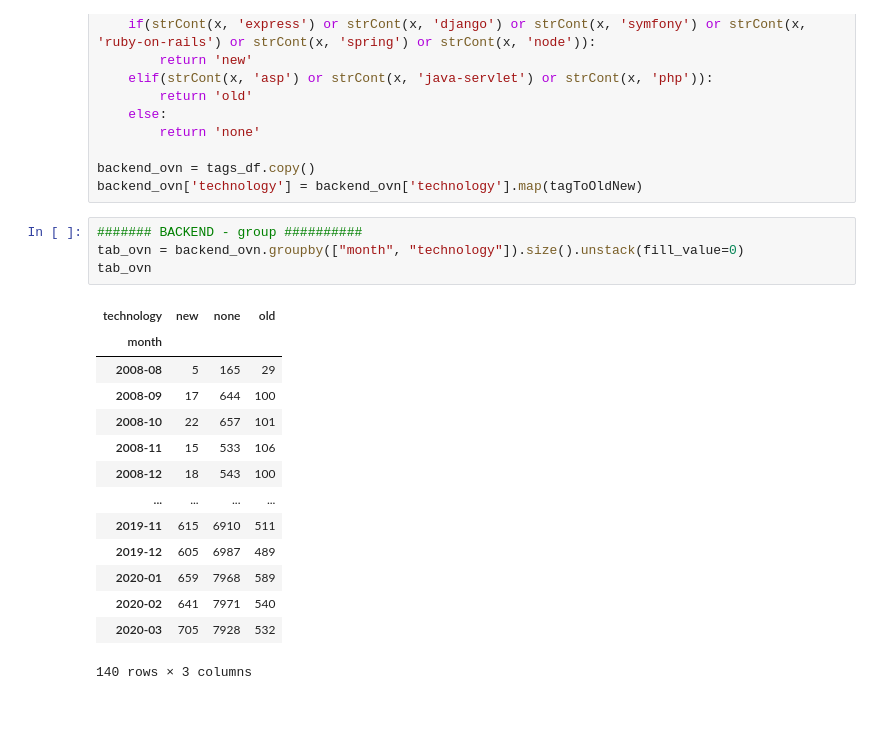
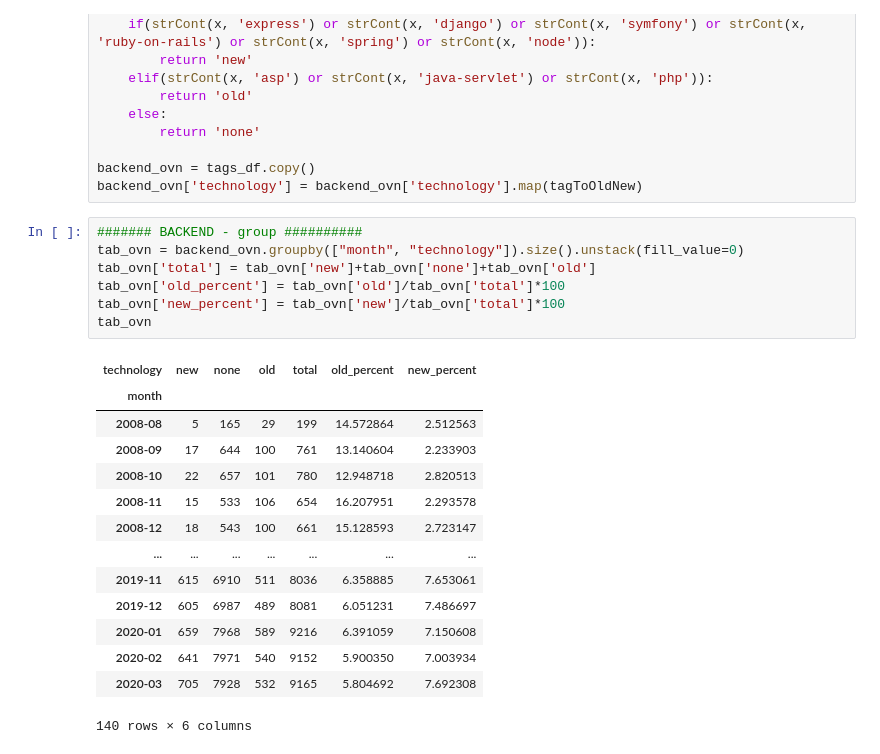
Before and after one commit to Chiyo-no-sake/ds_project, a Jupyter notebook: New_Analisys.ipynb, the cells around one changed output. Cells and saved outputs as stored; diff of their text form; blank space fills up the shorter version.

```diff
--- a/New_Analisys.ipynb
+++ b/New_Analisys.ipynb
@@ -140,22 +146,25 @@ backend_ovn['technology'] = backend_ovn['technology'].map(tagToOldNew)
 # %%
 ####### BACKEND - group ##########
 tab_ovn = backend_ovn.groupby(["month", "technology"]).size().unstack(fill_value=0)
+tab_ovn['total'] = tab_ovn['new']+tab_ovn['none']+tab_ovn['old']
+tab_ovn['old_percent'] = tab_ovn['old']/tab_ovn['total']*100
+tab_ovn['new_percent'] = tab_ovn['new']/tab_ovn['total']*100
 tab_ovn
 # %% [output]
-| technology | new | none | old |
-| month |  |  |  |
-| 2008-08 | 5 | 165 | 29 |
-| 2008-09 | 17 | 644 | 100 |
-| 2008-10 | 22 | 657 | 101 |
-| 2008-11 | 15 | 533 | 106 |
-| 2008-12 | 18 | 543 | 100 |
-| ... | ... | ... | ... |
-| 2019-11 | 615 | 6910 | 511 |
-| 2019-12 | 605 | 6987 | 489 |
-| 2020-01 | 659 | 7968 | 589 |
-| 2020-02 | 641 | 7971 | 540 |
-| 2020-03 | 705 | 7928 | 532 |
+| technology | new | none | old | total | old_percent | new_percent |
+| month |  |  |  |  |  |  |
+| 2008-08 | 5 | 165 | 29 | 199 | 14.572864 | 2.512563 |
+| 2008-09 | 17 | 644 | 100 | 761 | 13.140604 | 2.233903 |
+| 2008-10 | 22 | 657 | 101 | 780 | 12.948718 | 2.820513 |
+| 2008-11 | 15 | 533 | 106 | 654 | 16.207951 | 2.293578 |
+| 2008-12 | 18 | 543 | 100 | 661 | 15.128593 | 2.723147 |
+| ... | ... | ... | ... | ... | ... | ... |
+| 2019-11 | 615 | 6910 | 511 | 8036 | 6.358885 | 7.653061 |
+| 2019-12 | 605 | 6987 | 489 | 8081 | 6.051231 | 7.486697 |
+| 2020-01 | 659 | 7968 | 589 | 9216 | 6.391059 | 7.150608 |
+| 2020-02 | 641 | 7971 | 540 | 9152 | 5.900350 | 7.003934 |
+| 2020-03 | 705 | 7928 | 532 | 9165 | 5.804692 | 7.692308 |
-140 rows × 3 columns
+140 rows × 6 columns
 # %%
 ####### 2 backend - plot ##########
 
```
Also changed, not shown: parts of 3 cells of this notebook, 2 other files.
